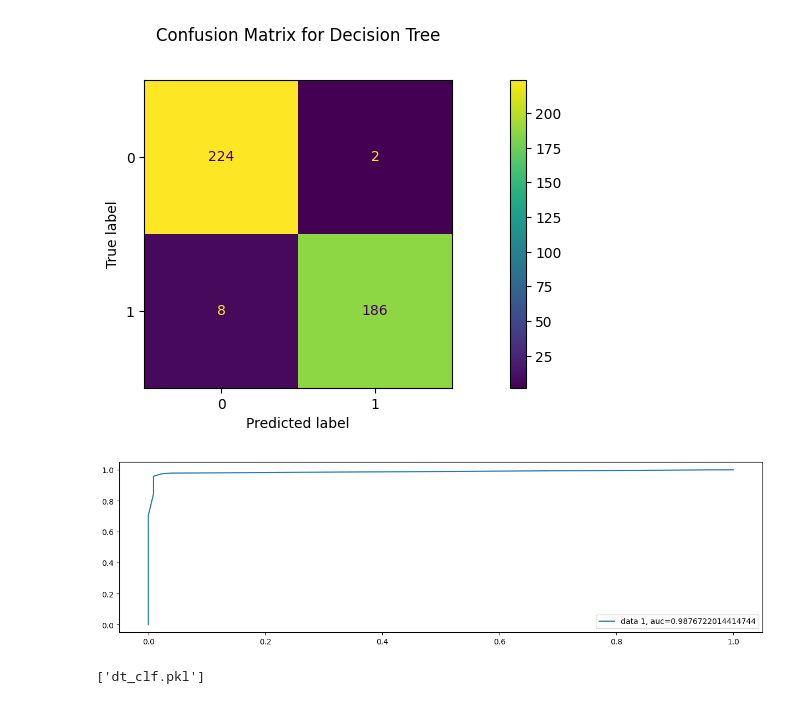
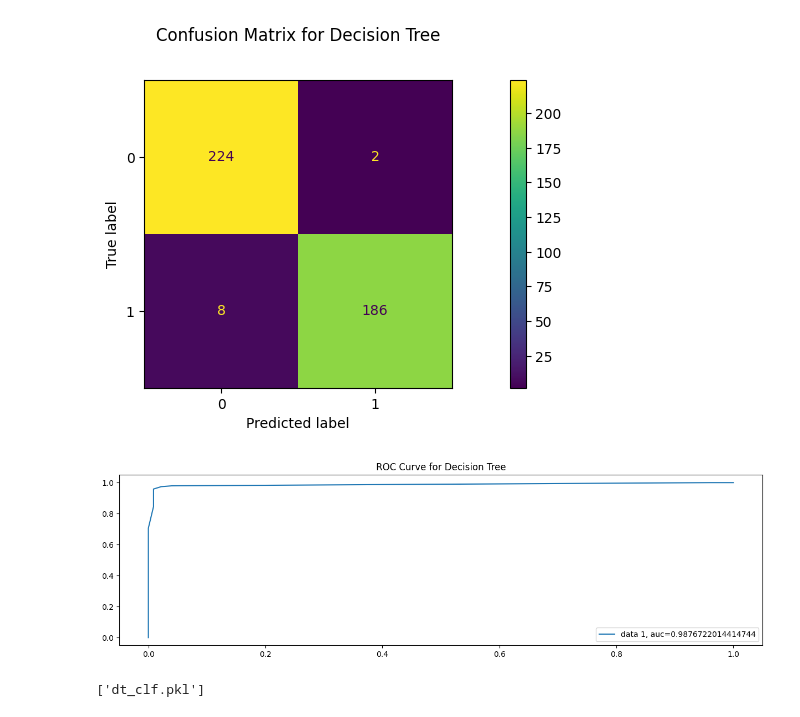
Before and after one commit to Bishwaprotapi/Parkinson-s-DiseaseML, a Jupyter notebook: parkinson disease.ipynb, the cells around one changed output. Saved outputs shown, nothing was run; the diff lists cells and outputs as text; code cells hidden in the pictures.

```diff
--- a/parkinson disease.ipynb
+++ b/parkinson disease.ipynb
@@ -473,12 +483,13 @@ plt.show()
 # %%
 y_pred_proba = dt1.predict_proba(X_test)[::,1]
 fpr, tpr, _ = metrics.roc_curve(y_test,  y_pred_proba)
 auc = metrics.roc_auc_score(y_test, y_pred_proba)
 plt.plot(fpr,tpr,label="data 1, auc="+str(auc))
 plt.legend(loc=4)
+plt.title('ROC Curve for Decision Tree')
 plt.show()
 # %% [output]
-[figure, old version]
+[figure, new version]
 # %%
 import joblib
 # Dumping Decision Tree Classifier
```
Also changed, not shown: parts of 34 cells of this notebook.
